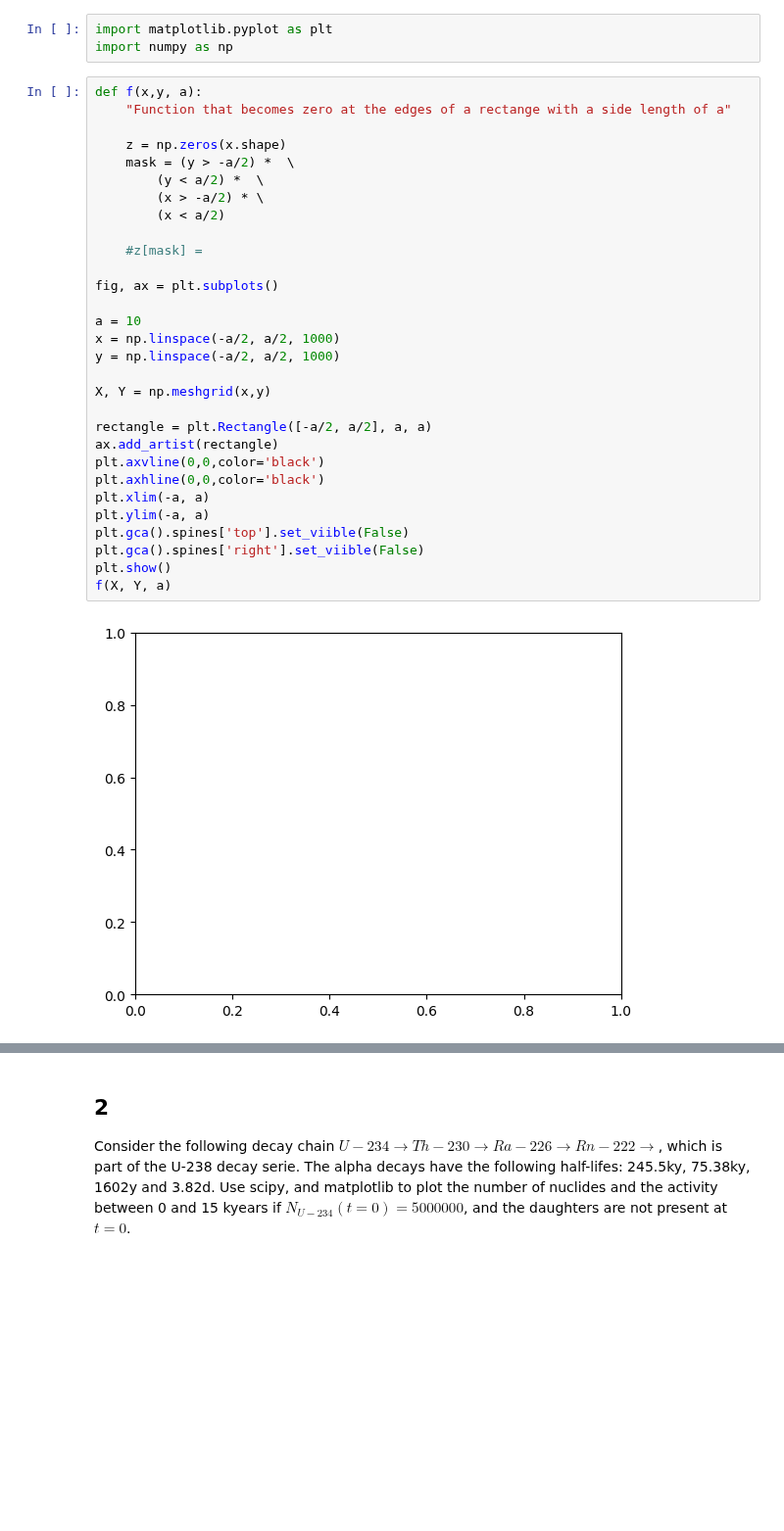
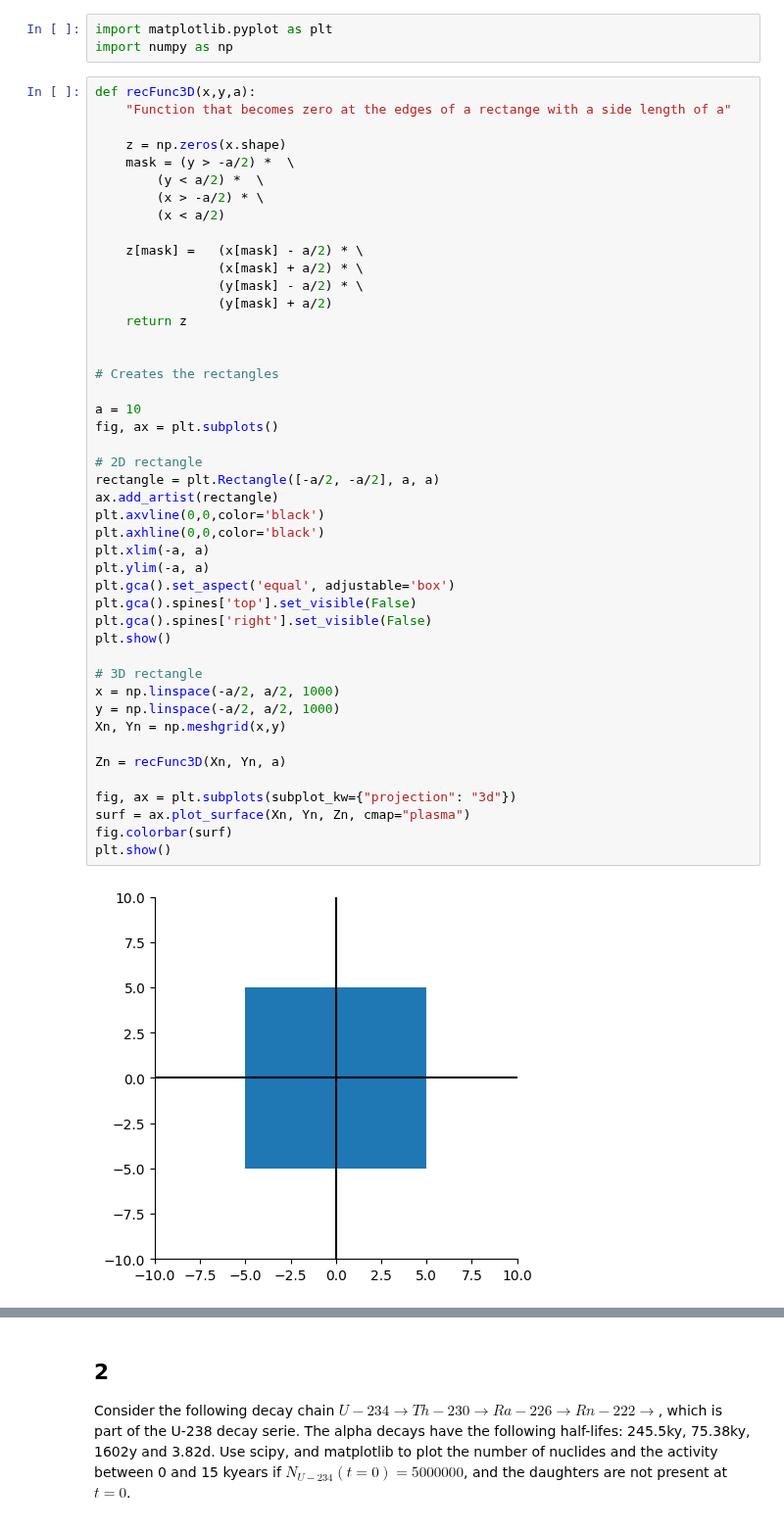
Before and after one commit to AlexHedene/Prog2_Projects, a Jupyter notebook: Reactor_Lovisa/Datalab_tasks_2023/Datalabs/Datalab02/2-IntermediatePythonI.ipynb, the cells around one changed output, grey strips where cells are left out. Shown at 98% size. Drawn from its saved outputs; the diff is of its cells as text; blank space fills up the shorter version.

```diff
--- a/Reactor_Lovisa/Datalab_tasks_2023/Datalabs/Datalab02/2-IntermediatePythonI.ipynb
+++ b/Reactor_Lovisa/Datalab_tasks_2023/Datalabs/Datalab02/2-IntermediatePythonI.ipynb
@@ -544,34 +546,49 @@ And write your function and code for plotting below.
 import matplotlib.pyplot as plt
 import numpy as np
 # %%
-def f(x,y, a):
+def recFunc3D(x,y,a):
     "Function that becomes zero at the edges of a rectange with a side length of a"
 
     z = np.zeros(x.shape)
     mask = (y > -a/2) *  \
         (y < a/2) *  \
         (x > -a/2) * \
         (x < a/2)
 
-    #z[mask] =
+    z[mask] =   (x[mask] - a/2) * \
+                (x[mask] + a/2) * \
+                (y[mask] - a/2) * \
+                (y[mask] + a/2)
+    return z
 
+
+# Creates the rectangles
+
+a = 10
 fig, ax = plt.subplots()
 
-a = 10
-x = np.linspace(-a/2, a/2, 1000)
-y = np.linspace(-a/2, a/2, 1000)
-
-X, Y = np.meshgrid(x,y)
-
-rectangle = plt.Rectangle([-a/2, a/2], a, a)
+# 2D rectangle
+rectangle = plt.Rectangle([-a/2, -a/2], a, a)
 ax.add_artist(rectangle)
 plt.axvline(0,0,color='black')
 plt.axhline(0,0,color='black')
 plt.xlim(-a, a)
 plt.ylim(-a, a)
-plt.gca().spines['top'].set_viible(False)
-plt.gca().spines['right'].set_viible(False)
+plt.gca().set_aspect('equal', adjustable='box')
+plt.gca().spines['top'].set_visible(False)
+plt.gca().spines['right'].set_visible(False)
 plt.show()
-f(X, Y, a)
+
+# 3D rectangle
+x = np.linspace(-a/2, a/2, 1000)
+y = np.linspace(-a/2, a/2, 1000)
+Xn, Yn = np.meshgrid(x,y)
+
+Zn = recFunc3D(Xn, Yn, a)
+
+fig, ax = plt.subplots(subplot_kw={"projection": "3d"})
+surf = ax.plot_surface(Xn, Yn, Zn, cmap="plasma")
+fig.colorbar(surf)
+plt.show()
 # %% [output]
-[figure, old version]
+[figure, new version]
```
Also changed, not shown: parts of 9 cells of this notebook.
